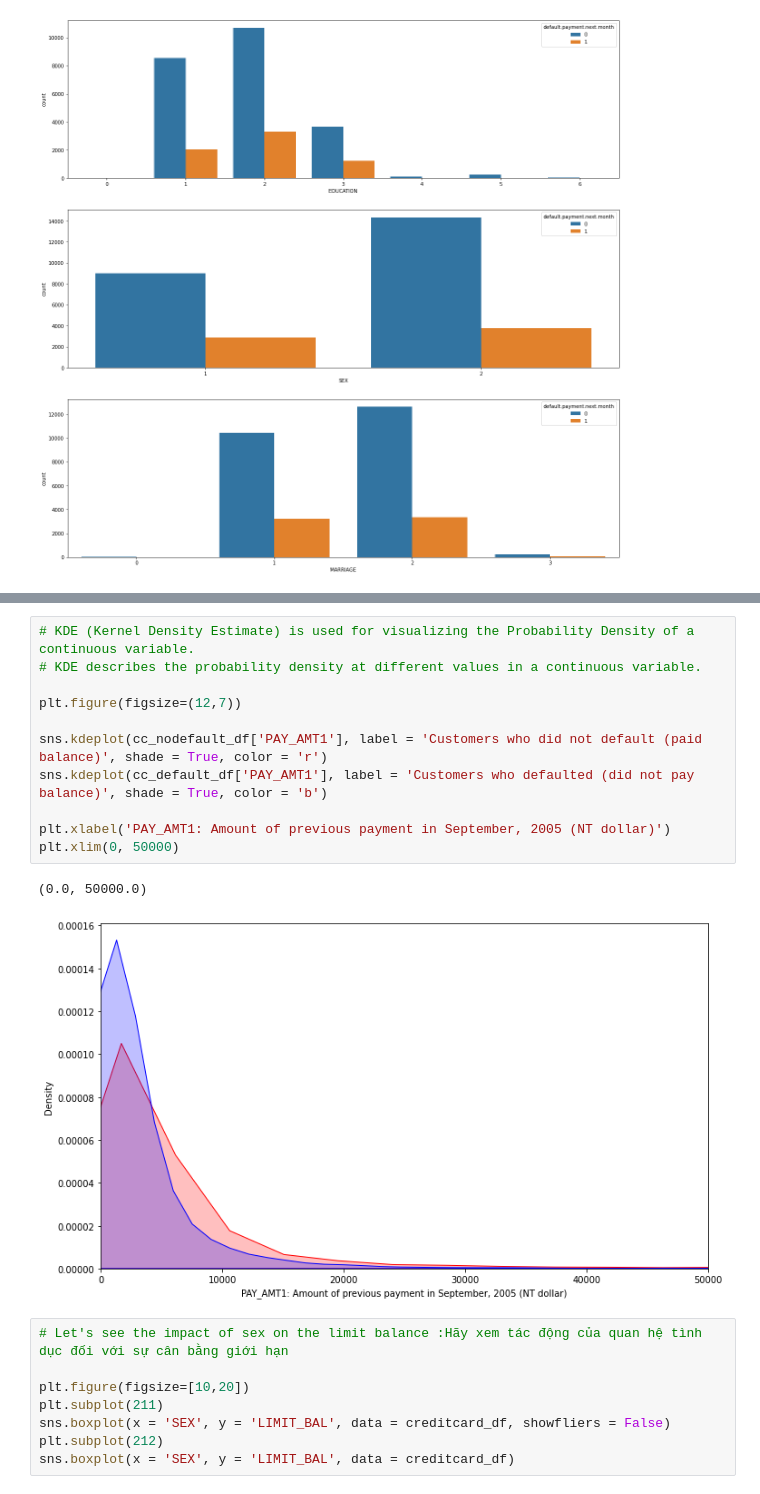
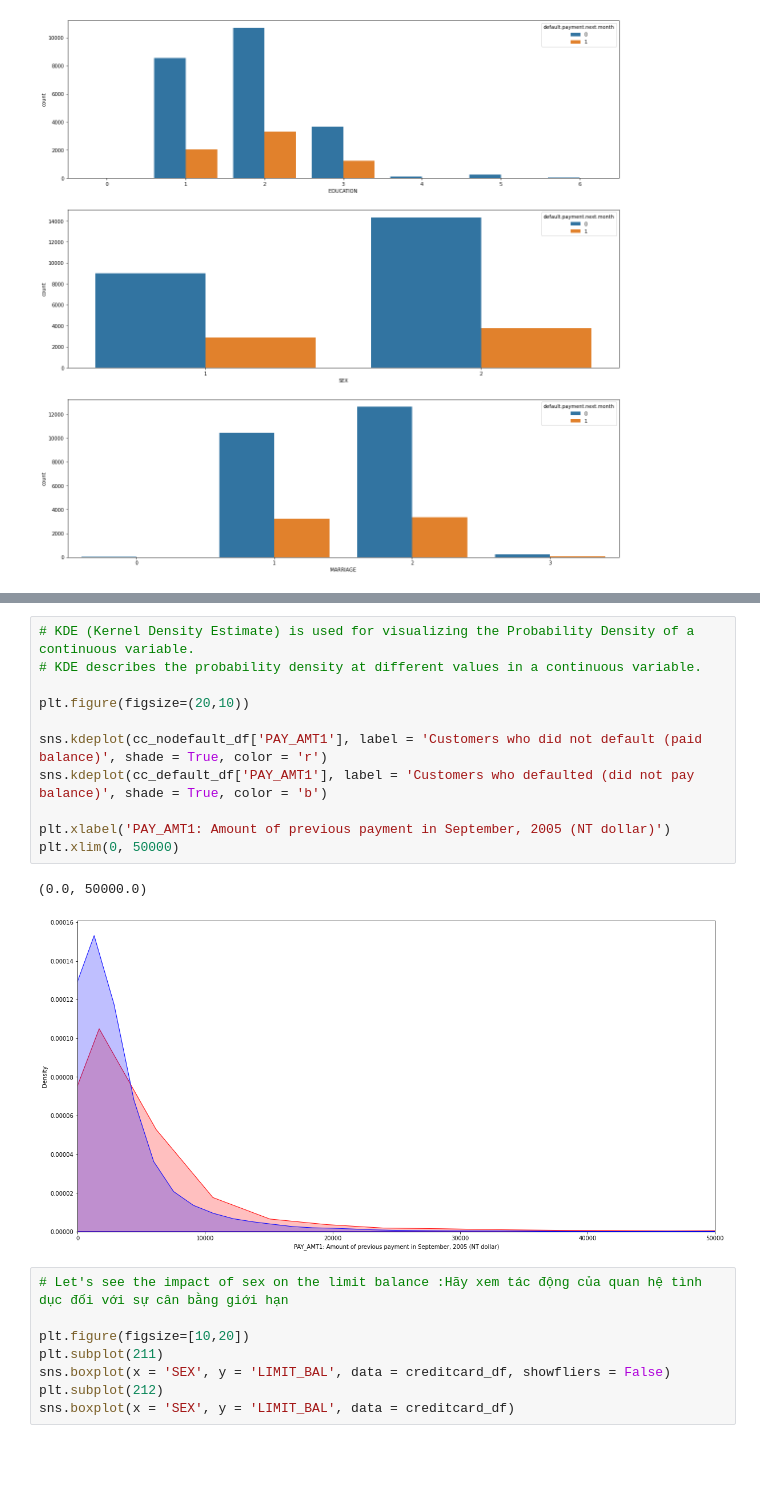
Before and after one commit to anhduy412/credit-card-debt-predict, a Jupyter notebook: default.ipynb, the cells around one changed output, grey strips where cells are left out. Drawn from its saved outputs; the diff is of its cells as text; blank space fills up the shorter version.

```diff
--- a/default.ipynb
+++ b/default.ipynb
@@ -270,17 +270,17 @@ plt.xlim(0, 100000)
 # %%
 # KDE (Kernel Density Estimate) is used for visualizing the Probability Density of a continuous variable.
 # KDE describes the probability density at different values in a continuous variable.
 
-plt.figure(figsize=(12,7))
+plt.figure(figsize=(20,10))
 
 sns.kdeplot(cc_nodefault_df['PAY_AMT1'], label = 'Customers who did not default (paid balance)', shade = True, color = 'r')
 sns.kdeplot(cc_default_df['PAY_AMT1'], label = 'Customers who defaulted (did not pay balance)', shade = True, color = 'b')
 
 plt.xlabel('PAY_AMT1: Amount of previous payment in September, 2005 (NT dollar)')
 plt.xlim(0, 50000)
 # %% [output]
 (0.0, 50000.0)
-[figure, old version]
+[figure, new version]
 # %%
 # Let's see the impact of sex on the limit balance :Hãy xem tác động của quan hệ tình dục đối với sự cân bằng giới hạn
 
```
Also changed, not shown: parts of 13 cells of this notebook.
